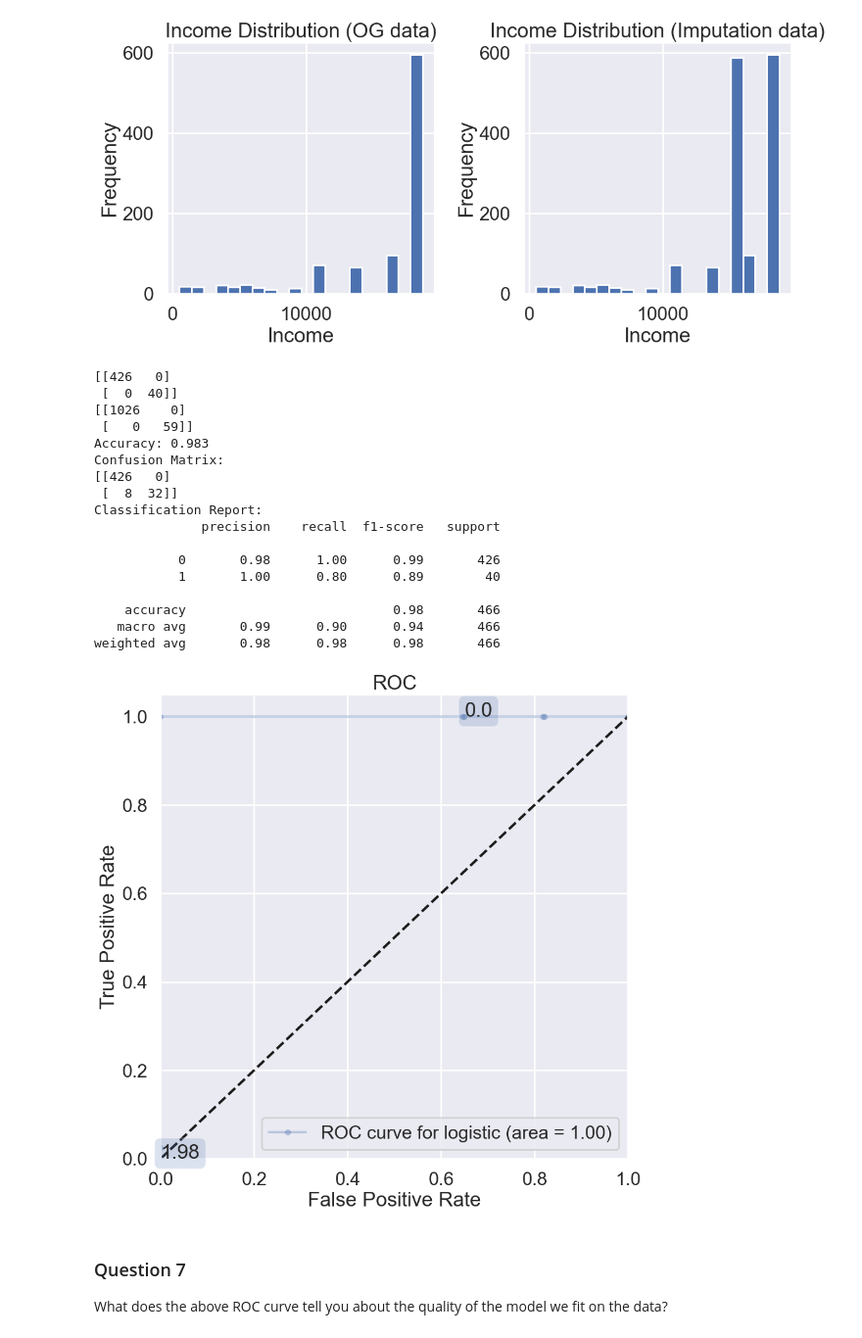
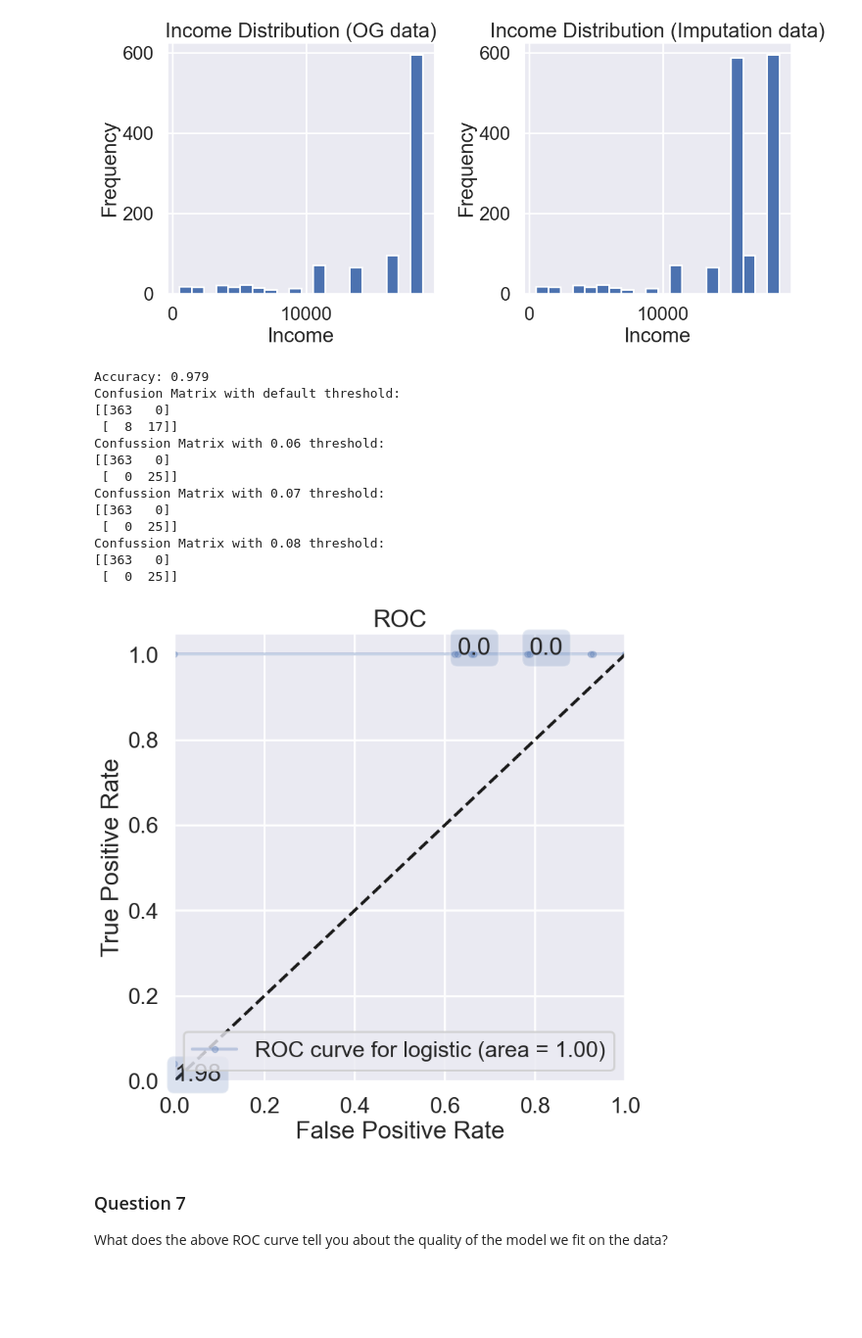
Before and after one commit to Ingridsm21/Data_Analysis, a Jupyter notebook: clinic3/clinic3_empty.ipynb, the cells around one changed output. Shown at 98% size. Cells and saved outputs as stored; diff of their text form; code cells hidden in the pictures; blank space fills up the shorter version.

```diff
--- a/clinic3/clinic3_empty.ipynb
+++ b/clinic3/clinic3_empty.ipynb
@@ -579,7 +585,7 @@ gssdata_encoded = pd.get_dummies(gssdata_imputed, drop_first=True)
 X = gssdata_encoded.drop(columns=['poorhealth'])  # Dropping the target
 y = gssdata_encoded['poorhealth']
 
-X_train, X_test, y_train, y_test = train_test_split(X, y, test_size=0.3, random_state=42)
+X_train, X_test, y_train, y_test = train_test_split(X, y, test_size=0.25)
 logImputed = LogisticRegression()
 logImputed.fit(X_train, y_train)
 y_pred = logreg.predict(X_test)
@@ -593,44 +599,48 @@ accuracy = accuracy_score(y_test, y_pred)
 conf_matrix = confusion_matrix(y_test, y_pred)
 #We print the recall, precision and F1 Score
 class_report = classification_report(y_test, y_pred)
+
+print(f"Accuracy: {accuracy:.3f}")
+print("Confusion Matrix with default threshold:")
+print(conf_matrix)
+print("Confussion Matrix with 0.06 threshold:")
 print(confusion_matrix(y_test,t_repredict(logImputed, 0.06, X_test)))
-print(confusion_matrix(y_train,t_repredict(logImputed, 0.06, X_train)))
+print("Confussion Matrix with 0.07 threshold:")
+print(confusion_matrix(y_test,t_repredict(logImputed, 0.07, X_test)))
+print("Confussion Matrix with 0.08 threshold:")
+print(confusion_matrix(y_test,t_repredict(logImputed, 0.08, X_test)))
+#print(confusion_matrix(y_train,t_repredict(logImputed, 0.06, X_train)))
 
 
-print(f"Accuracy: {accuracy:.3f}")
-print("Confusion Matrix:")
-print(conf_matrix)
-print("Classification Report:")
-print(class_report)
+
+
+#print("Classification Report:")
+#print(class_report)
 # %% [output]
-[[426   0]
- [  0  40]]
-[[1026    0]
- [   0   59]]
-Accuracy: 0.983
-Confusion Matrix:
-[[426   0]
- [  8  32]]
-Classification Report:
-              precision    recall  f1-score   support
-
-           0       0.98      1.00      0.99       426
-           1       1.00      0.80      0.89        40
-
-    accuracy                           0.98       466
-   macro avg       0.99      0.90      0.94       466
-weighted avg       0.98      0.98      0.98       466
+Accuracy: 0.979
+Confusion Matrix with default threshold:
+[[363   0]
+ [  8  17]]
+Confussion Matrix with 0.06 threshold:
+[[363   0]
+ [  0  25]]
+Confussion Matrix with 0.07 threshold:
+[[363   0]
+ [  0  25]]
+Confussion Matrix with 0.08 threshold:
+[[363   0]
+ [  0  25]]
 # %%
 #####################
 # your code here: create an ROC curve
 #####################
 
 sns.set_context("poster")
-fig, ax = plt.subplots(figsize = (10,10))
+fig, ax = plt.subplots(figsize = (8,8))
 ax=make_roc("logistic",logImputed, y_test, X_test, labe=4, skip=0)
 plt.show()
 # %% [output]
-[figure, old version]
+[figure, new version]
 # %% [markdown]
 ### Question 7 <a name="q7"></a>
 
```
Also changed, not shown: parts of 9 cells of this notebook.
